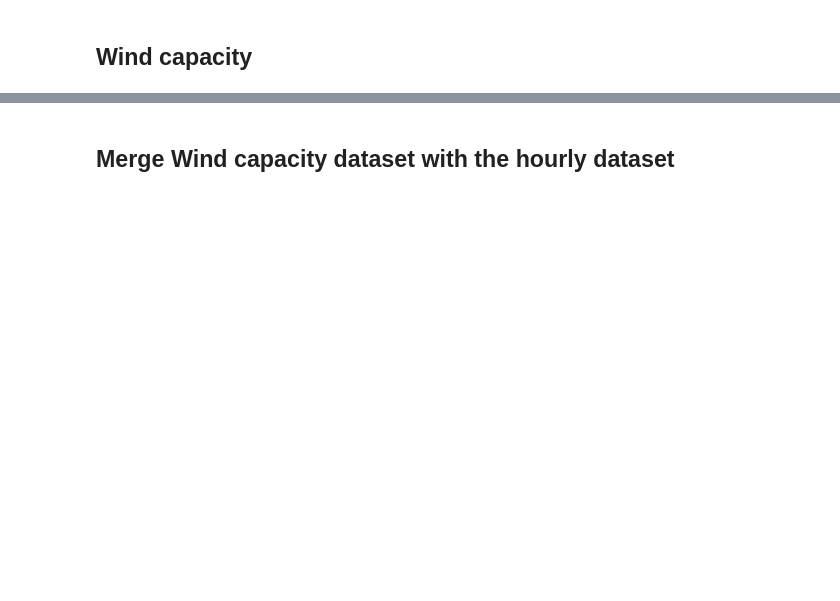
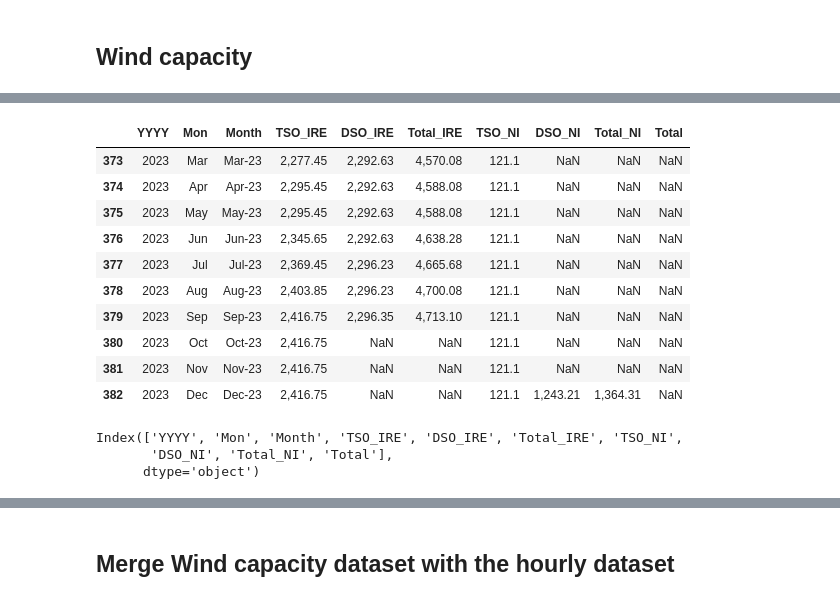
Before and after one commit to KaylumCassidy/FYP, a Jupyter notebook: Predicting_Wind_Energy_Generation__C20323831_FYP.ipynb, the cells around one changed output, grey strips where cells are left out. Cells and saved outputs as stored; diff of their text form; code cells hidden in the pictures; blank space fills up the shorter version.

```diff
--- a/Predicting_Wind_Energy_Generation__C20323831_FYP.ipynb
+++ b/Predicting_Wind_Energy_Generation__C20323831_FYP.ipynb
@@ -821,7 +993,7 @@ merged_df_hourly.columns
 import pandas as pd
 
 # Assuming the Excel file is uploaded as 'WindInstalledCapacities_MW_Monthly - Sheet1.xlsx'
-file_path = 'WindInstalledCapacities_MW_Month.csv'
+file_path = 'WindInstalledCapacities_MW_Monthly - Sheet1.csv'
 
 # Specify the engine as 'openpyxl' for reading Excel files
 windcap_df = pd.read_csv(file_path)
@@ -832,7 +1011,23 @@ windcap_df.head()
 # %%
-windcapa_df.tail(10)
+windcap_df.tail(10)
+# %% [output]
+|  | YYYY | Mon | Month | TSO_IRE | DSO_IRE | Total_IRE | TSO_NI | DSO_NI | Total_NI | Total |
+| 373 | 2023 | Mar | Mar-23 | 2,277.45 | 2,292.63 | 4,570.08 | 121.1 | NaN | NaN | NaN |
+| 374 | 2023 | Apr | Apr-23 | 2,295.45 | 2,292.63 | 4,588.08 | 121.1 | NaN | NaN | NaN |
+| 375 | 2023 | May | May-23 | 2,295.45 | 2,292.63 | 4,588.08 | 121.1 | NaN | NaN | NaN |
+| 376 | 2023 | Jun | Jun-23 | 2,345.65 | 2,292.63 | 4,638.28 | 121.1 | NaN | NaN | NaN |
+| 377 | 2023 | Jul | Jul-23 | 2,369.45 | 2,296.23 | 4,665.68 | 121.1 | NaN | NaN | NaN |
+| 378 | 2023 | Aug | Aug-23 | 2,403.85 | 2,296.23 | 4,700.08 | 121.1 | NaN | NaN | NaN |
+| 379 | 2023 | Sep | Sep-23 | 2,416.75 | 2,296.35 | 4,713.10 | 121.1 | NaN | NaN | NaN |
+| 380 | 2023 | Oct | Oct-23 | 2,416.75 | NaN | NaN | 121.1 | NaN | NaN | NaN |
+| 381 | 2023 | Nov | Nov-23 | 2,416.75 | NaN | NaN | 121.1 | NaN | NaN | NaN |
+| 382 | 2023 | Dec | Dec-23 | 2,416.75 | NaN | NaN | 121.1 | 1,243.21 | 1,364.31 | NaN |
 # %%
 print(windcap_df.columns)
+# %% [output]
+Index(['YYYY', 'Mon', 'Month', 'TSO_IRE', 'DSO_IRE', 'Total_IRE', 'TSO_NI',
+       'DSO_NI', 'Total_NI', 'Total'],
+      dtype='object')
 # %%
 # Map abbreviated month names to numerical values
 month_mapping = {
```
Also changed, not shown: parts of 33 cells of this notebook.
